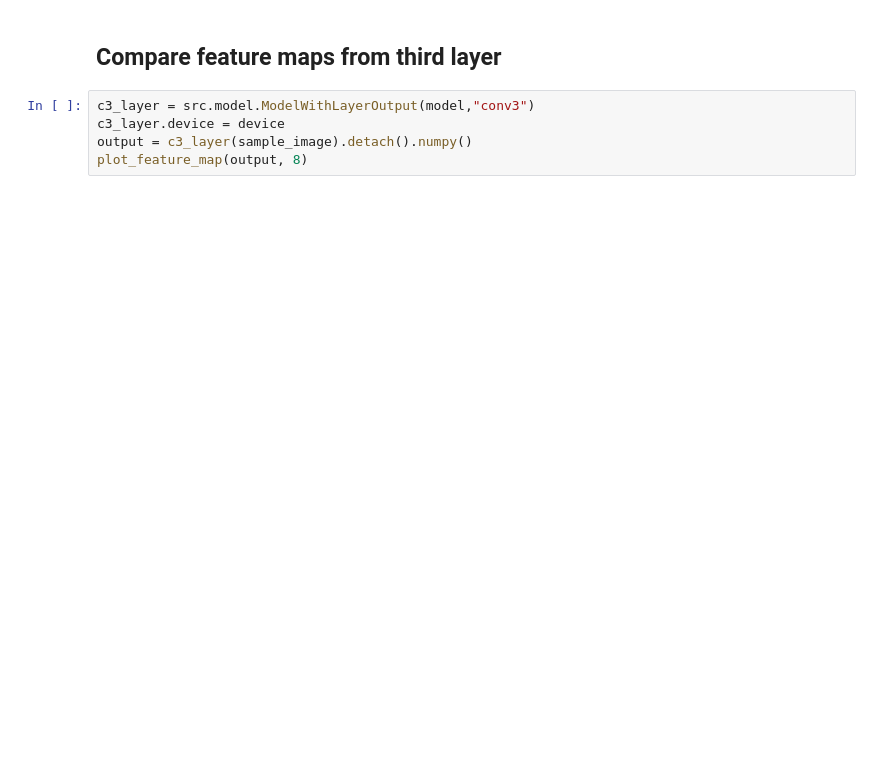
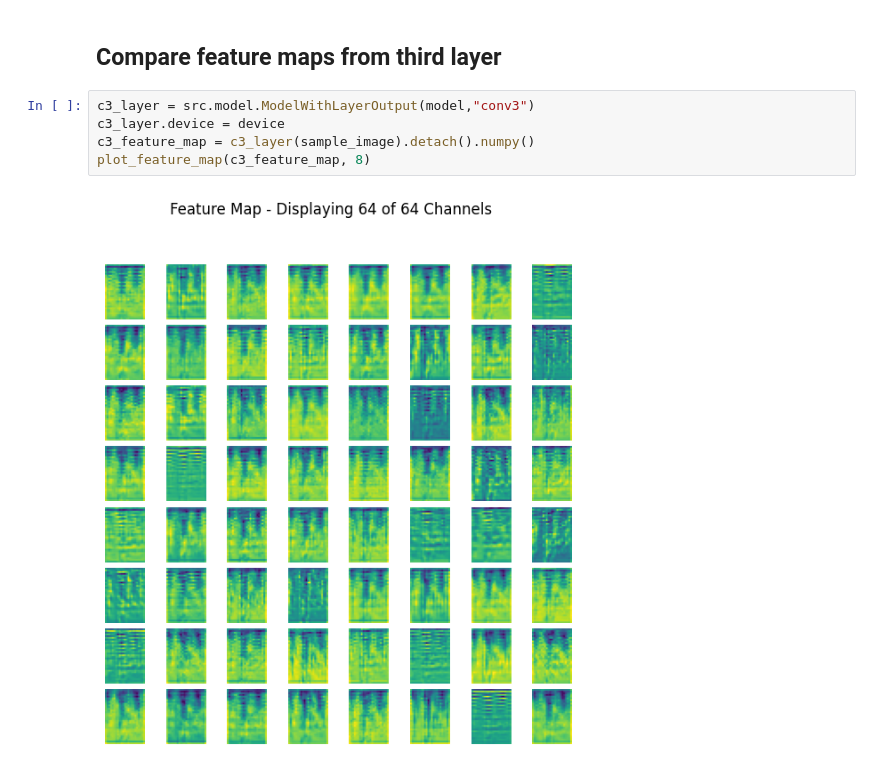
Before and after one commit to Willu12/iml, a Jupyter notebook: notebooks/CNN_visual_interpretation.ipynb, the cells around one changed output. Saved outputs shown, nothing was run; the diff lists cells and outputs as text; blank space fills up the shorter version.

```diff
--- a/notebooks/CNN_visual_interpretation.ipynb
+++ b/notebooks/CNN_visual_interpretation.ipynb
@@ -81,5 +90,7 @@ plot_feature_map(output, 4)
 # %%
 c3_layer = src.model.ModelWithLayerOutput(model,"conv3")
 c3_layer.device = device
-output = c3_layer(sample_image).detach().numpy()
-plot_feature_map(output, 8)
+c3_feature_map = c3_layer(sample_image).detach().numpy()
+plot_feature_map(c3_feature_map, 8)
+# %% [output]
+[figure, added]
```
Also changed, not shown: parts of 7 cells of this notebook, 3 other files.
